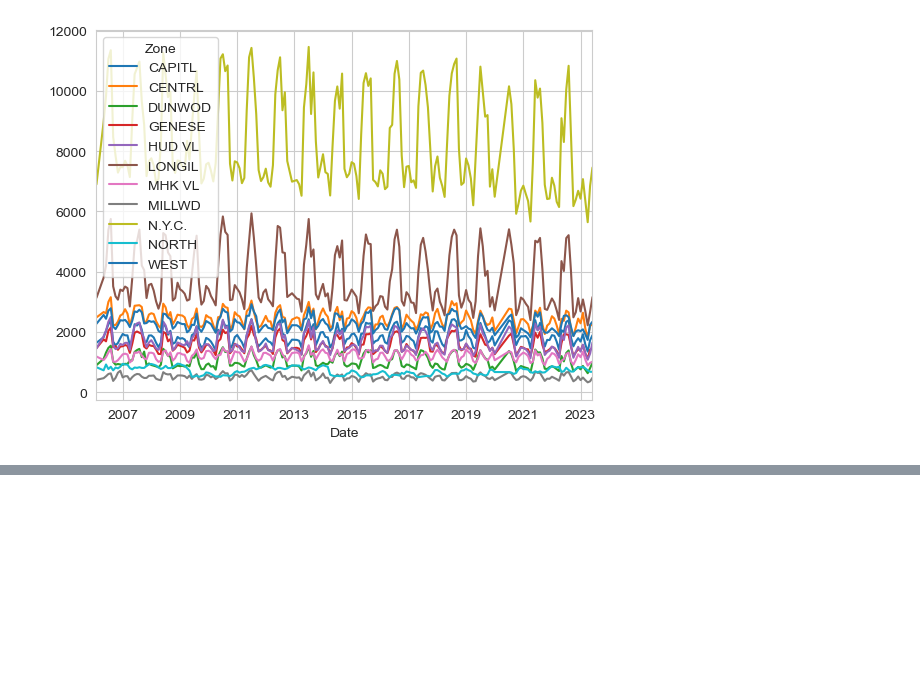
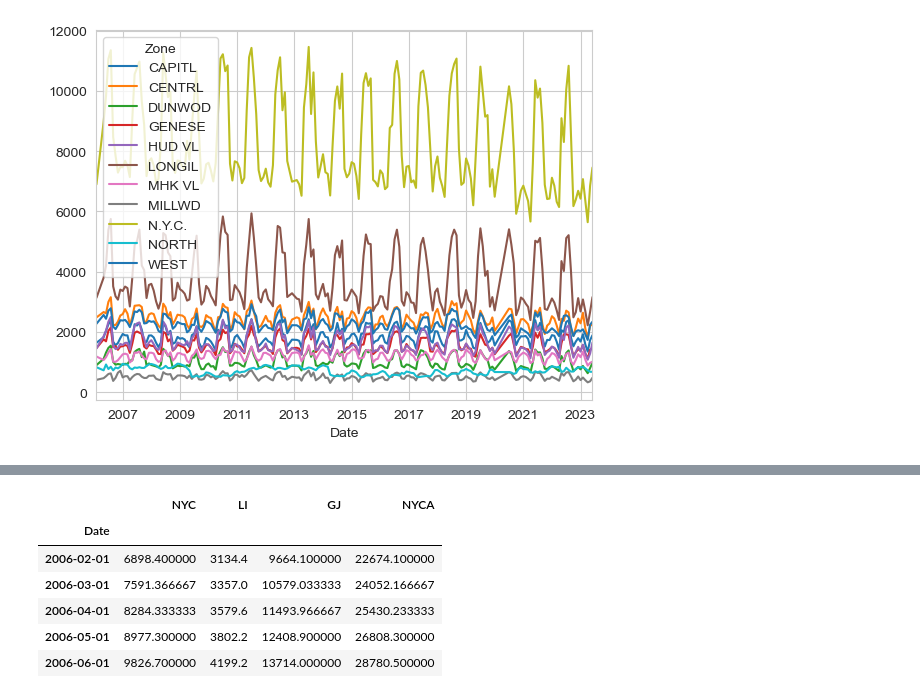
Before and after one commit to borvendegmate/tum_power_system_economics, a Jupyter notebook: code/demand.ipynb, the cells around one changed output, grey strips where cells are left out. Drawn from its saved outputs; the diff is of its cells as text; code cells hidden in the pictures; blank space fills up the shorter version.

```diff
--- a/code/demand.ipynb
+++ b/code/demand.ipynb
@@ -49,0 +63,10 @@ dem.to_csv('demand.csv')
+# %%
+dem.head()
+# %% [output]
+|  | NYC | LI | GJ | NYCA |
+| Date |  |  |  |  |
+| 2006-02-01 | 6898.400000 | 3134.4 | 9664.100000 | 22674.100000 |
+| 2006-03-01 | 7591.366667 | 3357.0 | 10579.033333 | 24052.166667 |
+| 2006-04-01 | 8284.333333 | 3579.6 | 11493.966667 | 25430.233333 |
+| 2006-05-01 | 8977.300000 | 3802.2 | 12408.900000 | 26808.300000 |
+| 2006-06-01 | 9826.700000 | 4199.2 | 13714.000000 | 28780.500000 |
```
Also changed, not shown: parts of 2 cells of this notebook, 2 other files.
